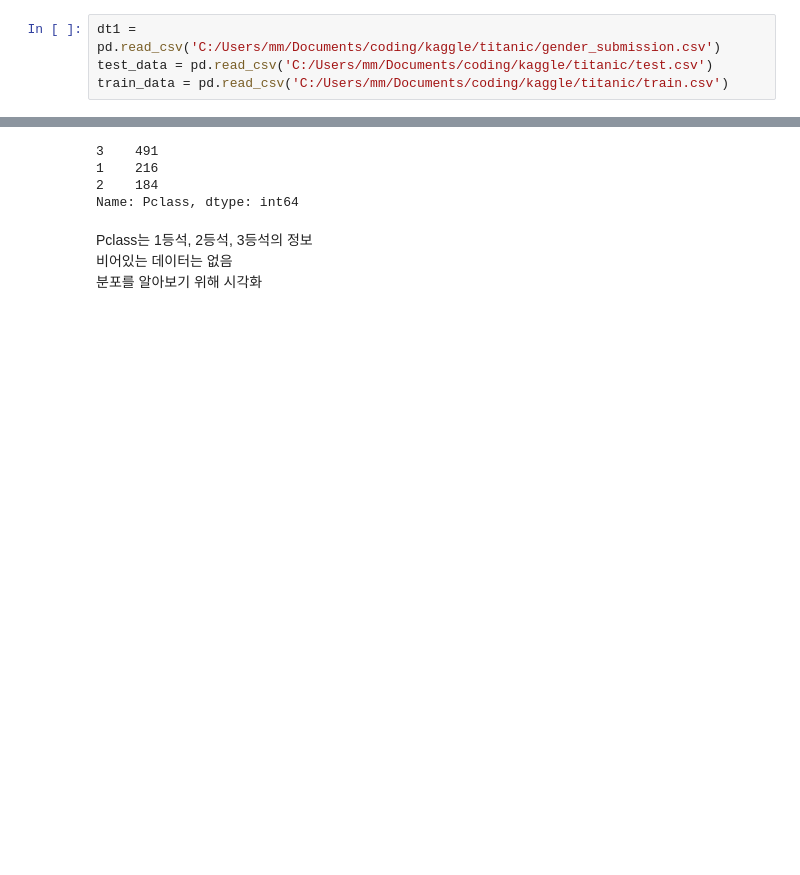
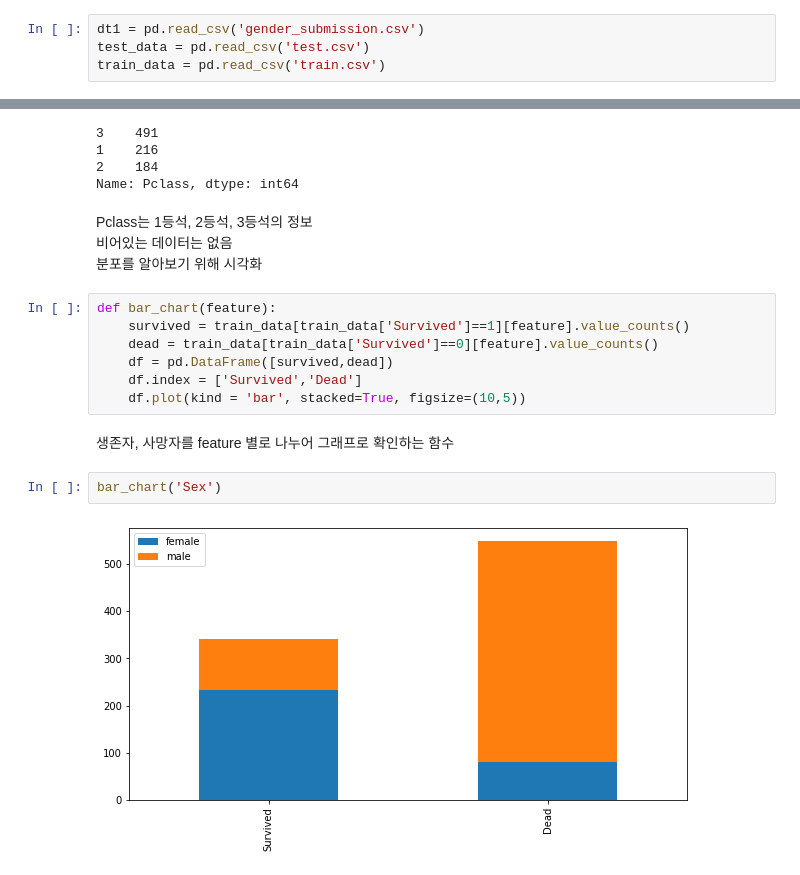
Before and after one commit to mintaewon/taewon, a Jupyter notebook: kaggle/titanic/titanic.ipynb, the cells around one changed output, grey strips where cells are left out. Cells and saved outputs as stored; diff of their text form; blank space fills up the shorter version.

```diff
--- a/kaggle/titanic/titanic.ipynb
+++ b/kaggle/titanic/titanic.ipynb
@@ -7,7 +8,7 @@ import seaborn as sns
 # %%
-dt1 = pd.read_csv('C:/Users/mm/Documents/coding/kaggle/titanic/gender_submission.csv')
-test_data = pd.read_csv('C:/Users/mm/Documents/coding/kaggle/titanic/test.csv')
-train_data = pd.read_csv('C:/Users/mm/Documents/coding/kaggle/titanic/train.csv')
+dt1 = pd.read_csv('gender_submission.csv')
+test_data = pd.read_csv('test.csv')
+train_data = pd.read_csv('train.csv')
 # %% [markdown]
 survival - 생존유무, target 값. (0 = 사망, 1 = 생존)
 pclass   - 티켓 클래스. (1 = 1st, 2 = 2nd, 3 = 3rd)
@@ -73,3 +74,16 @@ Name: Pclass, dtype: int64
 Pclass는 1등석, 2등석, 3등석의 정보
 비어있는 데이터는 없음
 분포를 알아보기 위해 시각화
+# %%
+def bar_chart(feature):
+    survived = train_data[train_data['Survived']==1][feature].value_counts()
+    dead = train_data[train_data['Survived']==0][feature].value_counts()
+    df = pd.DataFrame([survived,dead])
+    df.index = ['Survived','Dead']
+    df.plot(kind = 'bar', stacked=True, figsize=(10,5))
+# %% [markdown]
+생존자, 사망자를 feature 별로 나누어 그래프로 확인하는 함수
+# %%
+bar_chart('Sex')
+# %% [output]
+[figure, added]
```
Also changed, not shown: parts of 82 cells of this notebook, 1 other file.
